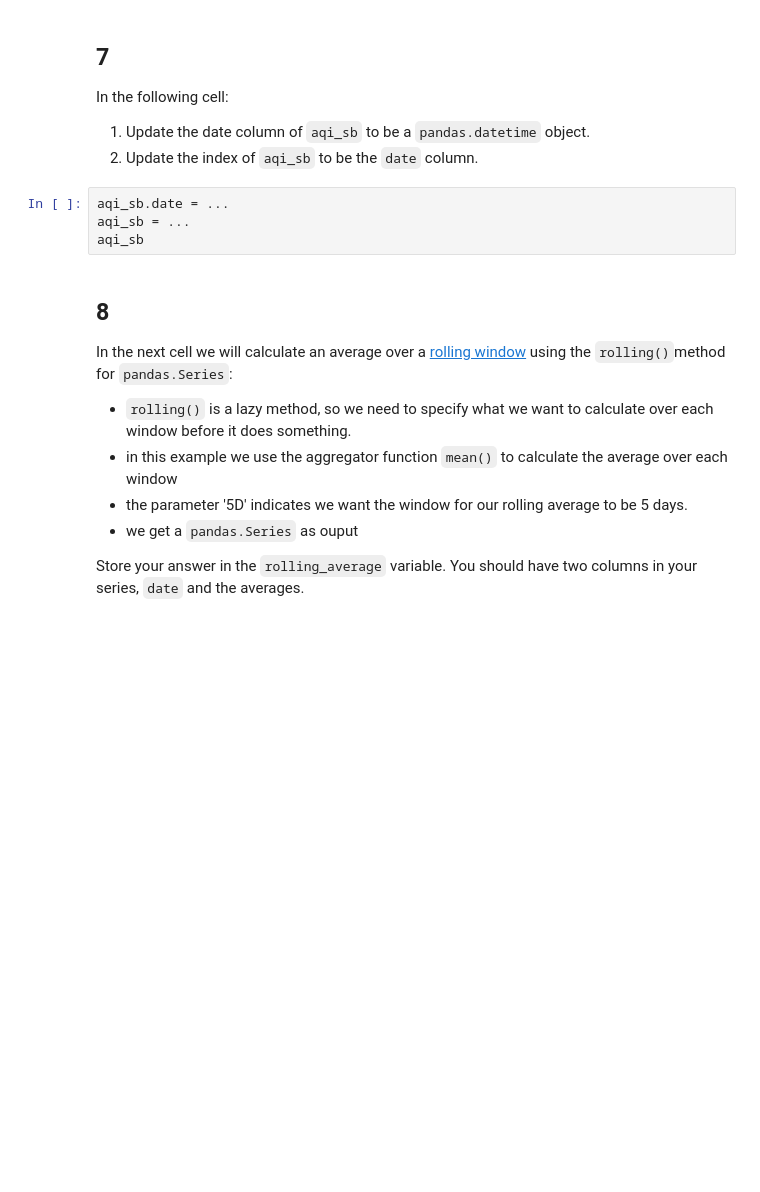
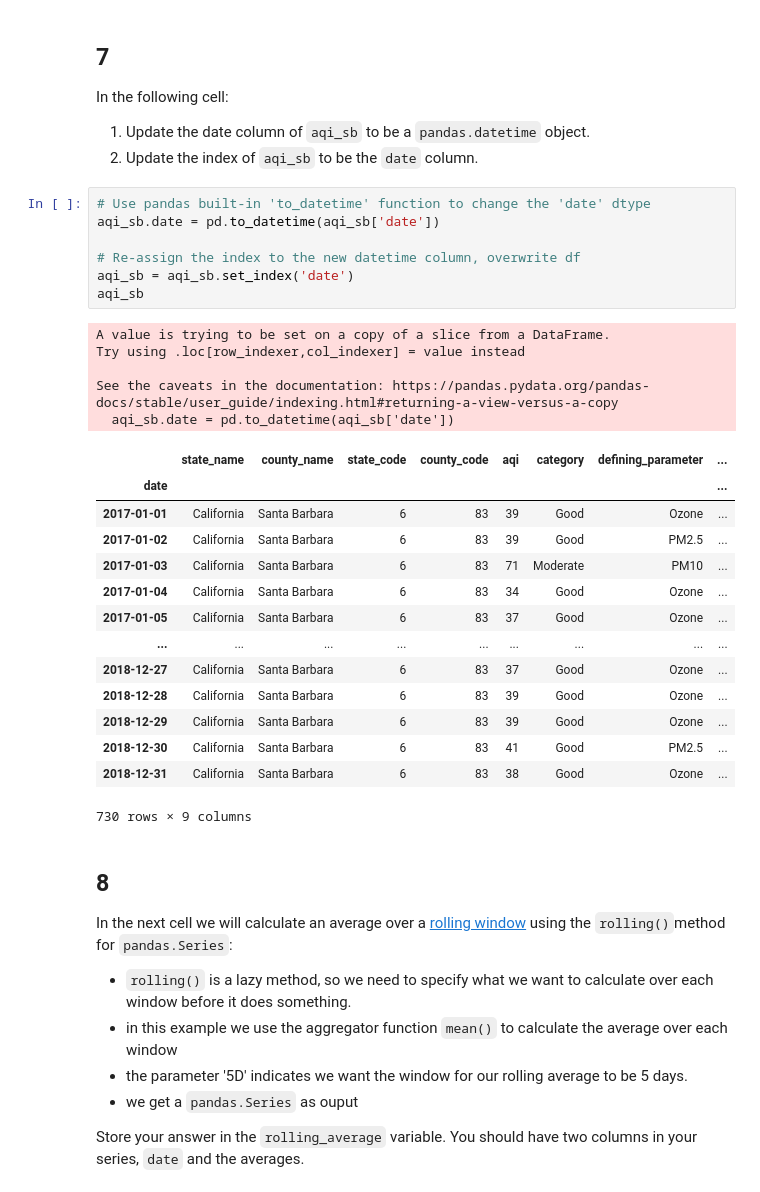
Before and after one commit to ht-oliver/eds220-hwk2, a Jupyter notebook: task3/hwk2-task3-aqi.ipynb, the cells around one changed output. Saved outputs shown, nothing was run; the diff lists cells and outputs as text; blank space fills up the shorter version.

```diff
--- a/task3/hwk2-task3-aqi.ipynb
+++ b/task3/hwk2-task3-aqi.ipynb
@@ -251,10 +293,33 @@ c. What is the data type of the `date` column? Write your answer in the markdown
 In the following cell:
 1. Update the date column of `aqi_sb` to be a `pandas.datetime` object.
 2. Update the index of `aqi_sb` to be the `date` column.
-# %%
-aqi_sb.date = ...
-aqi_sb = ...
-aqi_sb
+# %%
+# Use pandas built-in 'to_datetime' function to change the 'date' dtype
+aqi_sb.date = pd.to_datetime(aqi_sb['date'])
+
+# Re-assign the index to the new datetime column, overwrite df
+aqi_sb = aqi_sb.set_index('date')
+aqi_sb
+# %% [output]
+A value is trying to be set on a copy of a slice from a DataFrame.
+Try using .loc[row_indexer,col_indexer] = value instead
+
+See the caveats in the documentation: https://pandas.pydata.org/pandas-docs/stable/user_guide/indexing.html#returning-a-view-versus-a-copy
+  aqi_sb.date = pd.to_datetime(aqi_sb['date'])
+|  | state_name | county_name | state_code | county_code | aqi | category | defining_parameter | ... |
+| date |  |  |  |  |  |  |  | ... |
+| 2017-01-01 | California | Santa Barbara | 6 | 83 | 39 | Good | Ozone | ... |
+| 2017-01-02 | California | Santa Barbara | 6 | 83 | 39 | Good | PM2.5 | ... |
+| 2017-01-03 | California | Santa Barbara | 6 | 83 | 71 | Moderate | PM10 | ... |
+| 2017-01-04 | California | Santa Barbara | 6 | 83 | 34 | Good | Ozone | ... |
+| 2017-01-05 | California | Santa Barbara | 6 | 83 | 37 | Good | Ozone | ... |
+| ... | ... | ... | ... | ... | ... | ... | ... | ... |
+| 2018-12-27 | California | Santa Barbara | 6 | 83 | 37 | Good | Ozone | ... |
+| 2018-12-28 | California | Santa Barbara | 6 | 83 | 39 | Good | Ozone | ... |
+| 2018-12-29 | California | Santa Barbara | 6 | 83 | 39 | Good | Ozone | ... |
+| 2018-12-30 | California | Santa Barbara | 6 | 83 | 41 | Good | PM2.5 | ... |
+| 2018-12-31 | California | Santa Barbara | 6 | 83 | 38 | Good | Ozone | ... |
+730 rows × 9 columns
 # %% [markdown]
 <!-- END QUESTION -->
 
```
Also changed, not shown: parts of 13 cells of this notebook.
